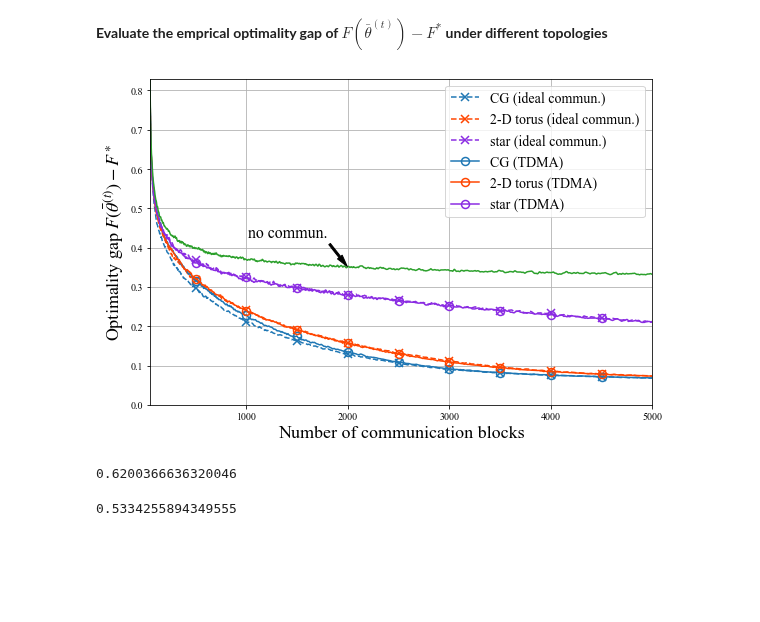
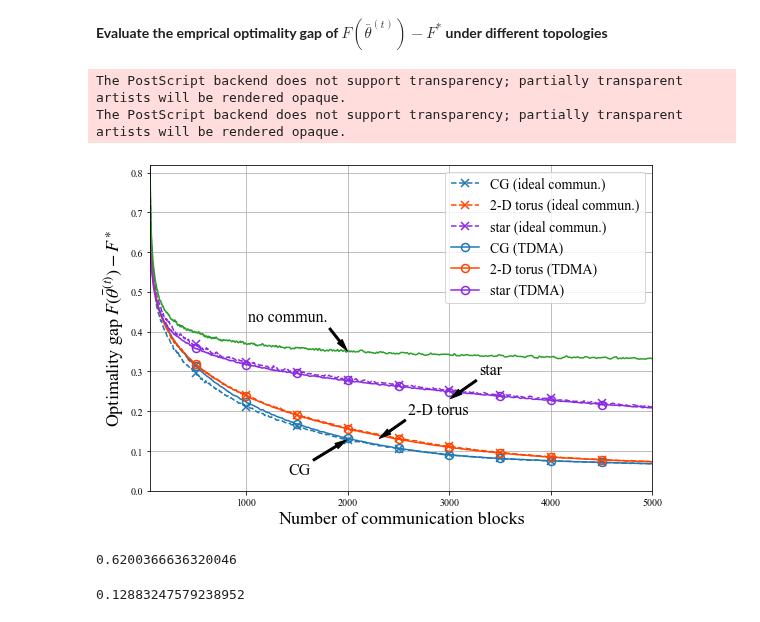
Before and after one commit to Fuzzy-Face/JSAC_FL, a Jupyter notebook: bounds_digital.ipynb, the cells around one changed output. Cells and saved outputs as stored; diff of their text form; code cells hidden in the pictures; blank space fills up the shorter version.

```diff
--- a/bounds_digital.ipynb
+++ b/bounds_digital.ipynb
@@ -836,43 +850,53 @@ df8 = pd.DataFrame(losseses[0], columns = ['Device_{}'.format(i + 1) for i in ra
 # %%
 plt.rc('font', family='Times New Roman')
 mpl.rcParams["mathtext.fontset"] = 'stix'
 fig, ax = plt.subplots(figsize = (9.0,6.0))
 df1.rolling(window = 49).mean().mean(axis = 1).plot(style = '--', marker = 'x', fillstyle = 'none', ms = 8, mew = 1.5, markevery = 500, label = r'CG (ideal commun.)')
 df2.rolling(window = 49).mean().mean(axis = 1).plot(style = '--', color = 'orangered', marker = 'x', fillstyle = 'none', ms = 8, mew = 1.5, markevery = 500, label = r'2-D torus (ideal commun.)')
 df3.rolling(window = 49).mean().mean(axis = 1).plot(style = '--', color = 'blueviolet', marker = 'x', fillstyle = 'none', ms = 8, mew = 1.5, markevery = 500, label = r'star (ideal commun.)')
-df4.rolling(window = 49).mean().mean(axis = 1).plot(color = 'C0', marker = 'o', fillstyle = 'none', ms = 8, mew = 1.5, markevery = 500, label = r'CG (TDMA)')
-df5.rolling(window = 49).mean().mean(axis = 1).plot(color = 'orangered', marker = 'o', fillstyle = 'none', ms = 8, mew = 1.5, markevery = 500, label = r'2-D torus (TDMA)')
-df6.rolling(window = 49).mean().mean(axis = 1).plot(color = 'blueviolet', marker = 'o', fillstyle = 'none', ms = 8, mew = 1.5, markevery = 500, label = r'star (TDMA)')
+df4.rolling(window = 29).mean().mean(axis = 1).plot(color = 'C0', marker = 'o', fillstyle = 'none', ms = 8, mew = 1.5, markevery = 500, label = r'CG (TDMA)')
+df5.rolling(window = 29).mean().mean(axis = 1).plot(color = 'orangered', marker = 'o', fillstyle = 'none', ms = 8, mew = 1.5, markevery = 500, label = r'2-D torus (TDMA)')
+df6.rolling(window = 29).mean().mean(axis = 1).plot(color = 'blueviolet', marker = 'o', fillstyle = 'none', ms = 8, mew = 1.5, markevery = 500, label = r'star (TDMA)')
 # df7.rolling(window = 10).mean().mean(axis = 1).plot(color = 'saddlebrown', label = 'Ideal commun.')
 df8.rolling(window = 49).mean().mean(axis = 1).plot(color = 'tab:green', label = '')
 plt.xlabel(r'Number of communication blocks', fontsize = 18)
 plt.ylabel(r'Optimality gap $F(\bar{\theta}^{(t)})-F^\ast$', fontsize = 18)
 # plt.title(r'ER graph with $p = 0.2$ and $\barP = -57$dBm', fontsize = 14)
 plt.xlim((50, 5000))
-plt.ylim((0, 0.83))
+plt.ylim((0, 0.82))
 plt.grid()
 
 # Place legend for individual curves
 plt.legend(loc = 'upper right', fontsize = 14)
 # Place marks using annotation
 _ = ax.annotate(r'no commun.',
             xy = (2000, .35), xycoords = 'data',
             xytext = (-100, 30), textcoords = 'offset points', fontsize = 16,
             arrowprops=dict(facecolor = 'black', width = 2, headwidth = 6, shrink = 0.03))
-# _ = ax.annotate(r'Digital transmission',
-#             xy = (2200, .06), xycoords = 'data',
-#             xytext = (36, 28), textcoords = 'offset points', fontsize = 16,
-#             arrowprops=dict(facecolor = 'black', width = 2, headwidth = 6, shrink = 0.03))
+_ = ax.annotate(r'star',
+            xy = (3000, .23), xycoords = 'data',
+            xytext = (30, 25), textcoords = 'offset points', fontsize = 16,
+            arrowprops=dict(facecolor = 'black', width = 2, headwidth = 6, shrink = 0.03))
+_ = ax.annotate(r'CG',
+            xy = (2000, .13), xycoords = 'data',
+            xytext = (-60, -35), textcoords = 'offset points', fontsize = 16,
+            arrowprops=dict(facecolor = 'black', width = 2, headwidth = 6, shrink = 0.03))
+_ = ax.annotate(r'2-D torus',
+            xy = (2300, .13), xycoords = 'data',
+            xytext = (30, 25), textcoords = 'offset points', fontsize = 16,
+            arrowprops=dict(facecolor = 'black', width = 2, headwidth = 6, shrink = 0.03))
 
 # _ = plt.savefig('C:/Users/Helen/Documents/visiting_research@KCL/D2D_DSGD/XXX20-FL_over_D2D/eps/dig_og_vs_topology.eps',format='eps', dpi=600)
 plt.show()
 # %% [output]
+The PostScript backend does not support transparency; partially transparent artists will be rendered opaque.
+The PostScript backend does not support transparency; partially transparent artists will be rendered opaque.
-[figure, old version]
+[figure, new version]
 # %%
 df3.rolling(window = 49).mean().mean(axis = 1).min() + opt
 # %% [output]
 0.6200366636320046
 # %%
-df8.rolling(window = 49).mean().mean(axis = 1)[99]
+df1.rolling(window = 49).mean().mean(axis = 1)[2000]
 # %% [output]
-0.5334255894349555
+0.12883247579238952
```
Also changed, not shown: parts of 5 cells of this notebook, 2 other files.
